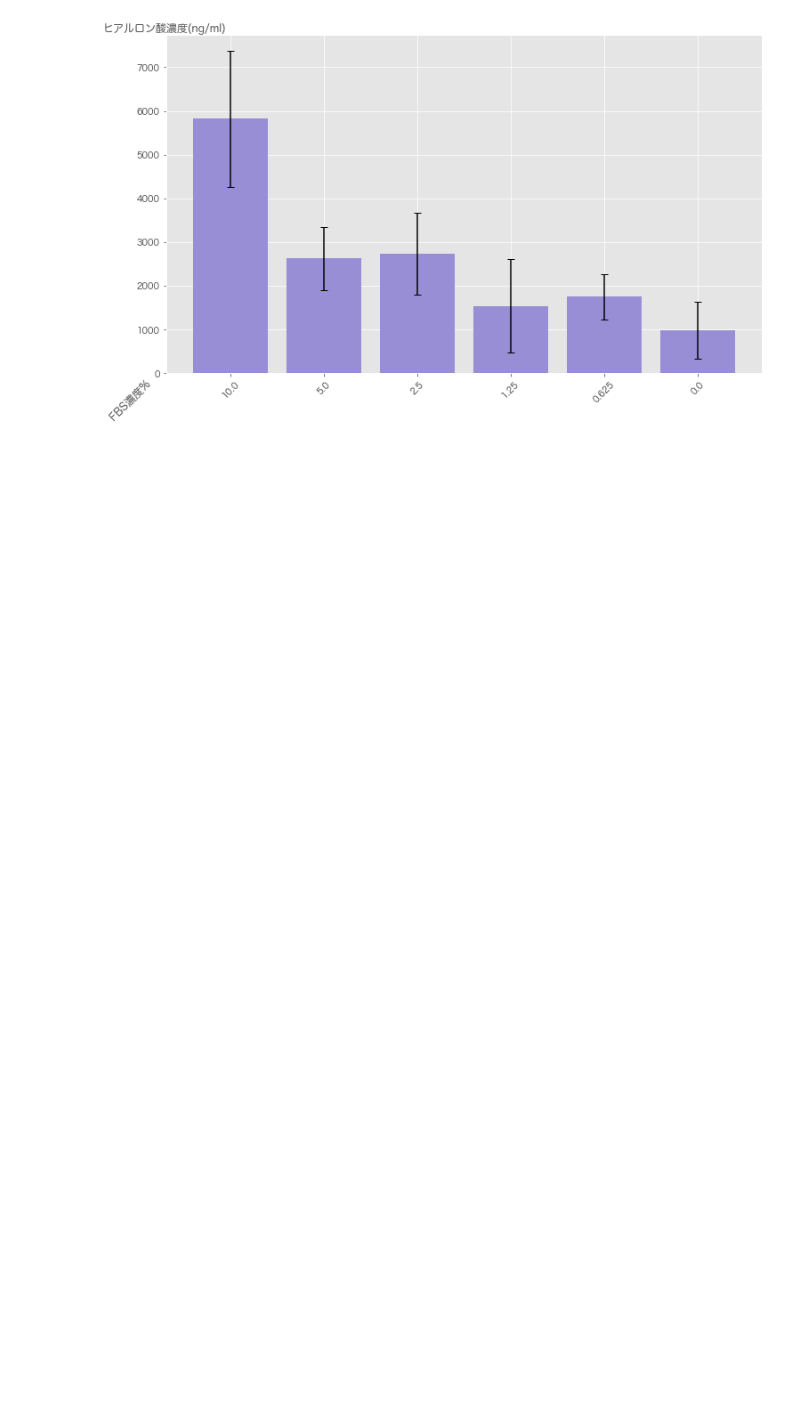
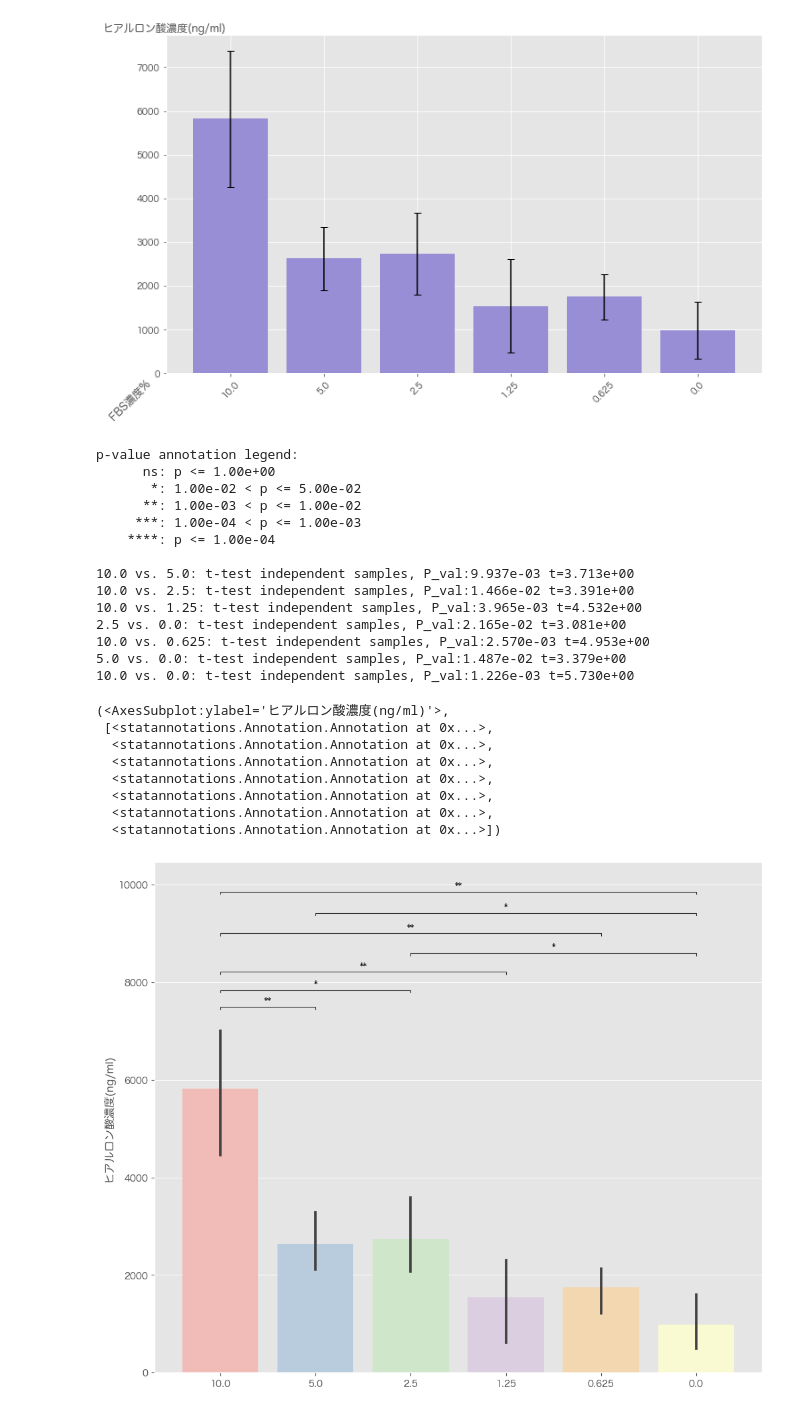
Before and after one commit to mashuoo/ELISA, a Jupyter notebook: data_practice-Elisa.ipynb, the cells around one changed output. Cells and saved outputs as stored; diff of their text form; code cells hidden in the pictures; blank space fills up the shorter version.

```diff
--- a/data_practice-Elisa.ipynb
+++ b/data_practice-Elisa.ipynb
@@ -269,3 +269,46 @@ plt.xticks(rotation=45) #刻度方向
 plt.show()
 # %% [output]
 [figure]
+# %%
+from statannotations.Annotator import Annotator
+
+df = concn200
+#y=elisa.index.values
+#y_err=elisa.apply(lambda x:x.std(),axis=0).values  ##data.std(ddof=1) #1是默认值
+#x=elisa.columns
+#order = ['10.', '5.', '2.5', '1.25', '0.625', '0.'   ]
+fig,ax = plt.subplots(constrained_layout=True, figsize=(10, 8), dpi=100)#,facecolor="w")
+ax = sns.barplot(data=df,ax=ax, palette='Pastel1')
+ax.set_ylabel('ヒアルロン酸濃度(ng/ml)')
+
+pairs=[(10,0), (10,0.625), (10,1.25),(10,2.5),(10,5),
+       (5,0),
+       (2.5,0),
+      ]
+annotator = Annotator(ax, pairs, data=df)
+annotator.configure(test='t-test_ind', text_format='star',line_height=0.007,line_width=0.8)
+annotator.apply_and_annotate()
+# %% [output]
+p-value annotation legend:
+      ns: p <= 1.00e+00
+       *: 1.00e-02 < p <= 5.00e-02
+      **: 1.00e-03 < p <= 1.00e-02
+     ***: 1.00e-04 < p <= 1.00e-03
+    ****: p <= 1.00e-04
+
+10.0 vs. 5.0: t-test independent samples, P_val:9.937e-03 t=3.713e+00
+10.0 vs. 2.5: t-test independent samples, P_val:1.466e-02 t=3.391e+00
+10.0 vs. 1.25: t-test independent samples, P_val:3.965e-03 t=4.532e+00
+2.5 vs. 0.0: t-test independent samples, P_val:2.165e-02 t=3.081e+00
+10.0 vs. 0.625: t-test independent samples, P_val:2.570e-03 t=4.953e+00
+5.0 vs. 0.0: t-test independent samples, P_val:1.487e-02 t=3.379e+00
+10.0 vs. 0.0: t-test independent samples, P_val:1.226e-03 t=5.730e+00
+(<AxesSubplot:ylabel='ヒアルロン酸濃度(ng/ml)'>,
+ [<statannotations.Annotation.Annotation at 0x...>,
+  <statannotations.Annotation.Annotation at 0x...>,
+  <statannotations.Annotation.Annotation at 0x...>,
+  <statannotations.Annotation.Annotation at 0x...>,
+  <statannotations.Annotation.Annotation at 0x...>,
+  <statannotations.Annotation.Annotation at 0x...>,
+  <statannotations.Annotation.Annotation at 0x...>])
+[figure, added]
```
Also changed, not shown: parts of 2 cells of this notebook.
